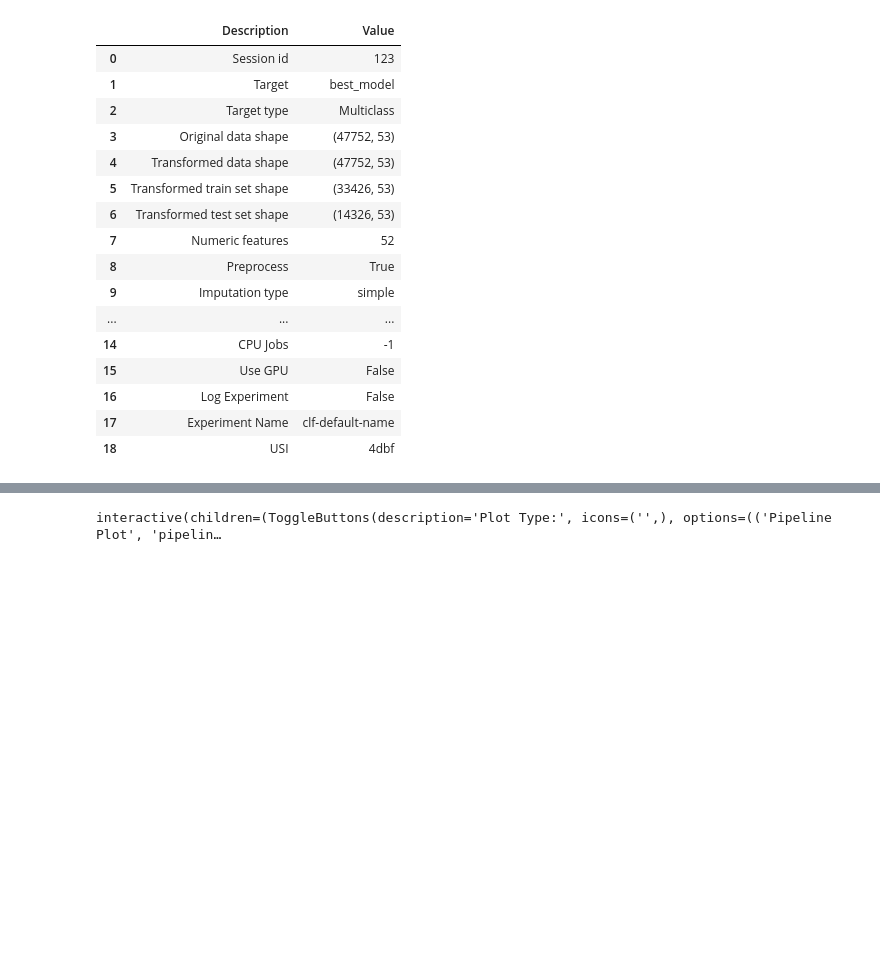
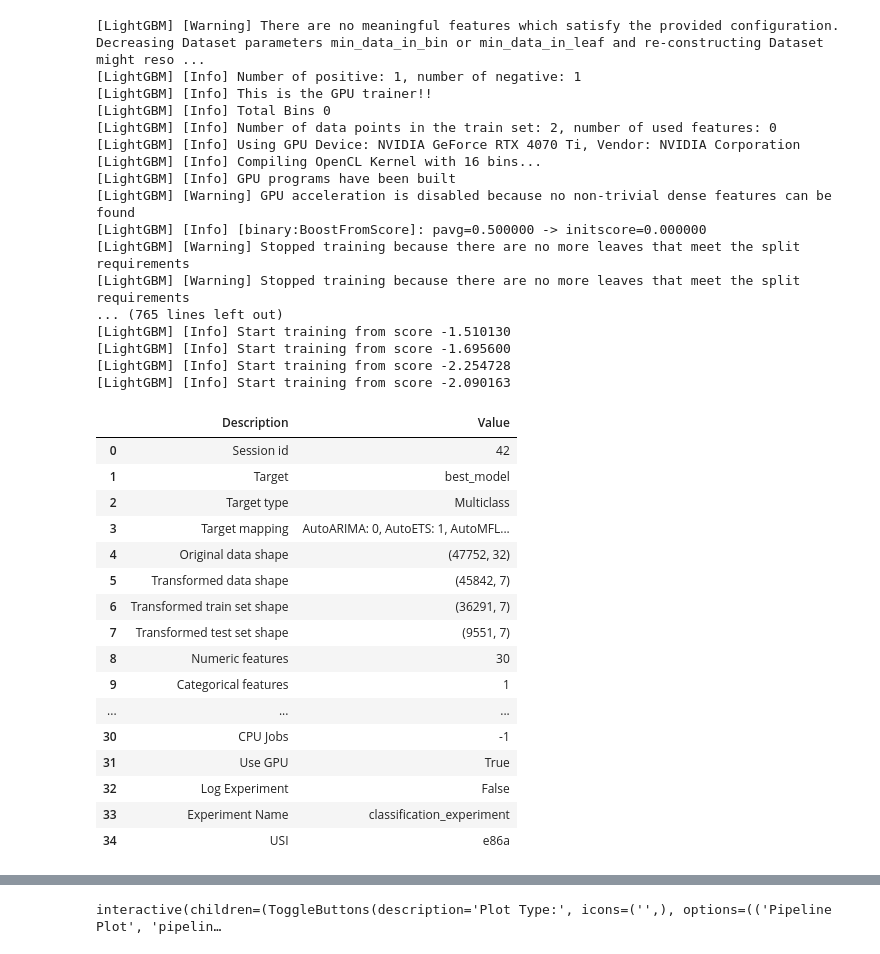
Before and after one commit to Jha-Pranav/ts, a Jupyter notebook: nbs/src/classification.mlclassifier.ipynb, the cells around one changed output, grey strips where cells are left out. Cells and saved outputs as stored; diff of their text form; code cells hidden in the pictures; blank space fills up the shorter version.

Commit message:
<feature>ts classification</feature>

```diff
--- a/nbs/src/classification.mlclassifier.ipynb
+++ b/nbs/src/classification.mlclassifier.ipynb
@@ -123,20 +57,54 @@ from pycaret.classification import *
-# %%
-s = setup(df, target="best_model", session_id=123,use_g)
-# %% [output]
-|  | Description | Value |
-| 0 | Session id | 123 |
-| 1 | Target | best_model |
-| 2 | Target type | Multiclass |
-| 3 | Original data shape | (47752, 53) |
-| 4 | Transformed data shape | (47752, 53) |
-| 5 | Transformed train set shape | (33426, 53) |
-| 6 | Transformed test set shape | (14326, 53) |
-| 7 | Numeric features | 52 |
-| 8 | Preprocess | True |
-| 9 | Imputation type | simple |
-| ... | ... | ... |
-| 14 | CPU Jobs | -1 |
-| 15 | Use GPU | False |
-| 16 | Log Experiment | False |
-| 17 | Experiment Name | clf-default-name |
-| 18 | USI | 4dbf |
+# %%
+from pycaret.classification import setup
+
+s = setup(
+    data=df,  # Your dataframe
+    target="best_model",  # Target variable
+    session_id=42,  # Seed for reproducibility
+    train_size=0.8,  # Train-test split ratio
+    normalize=True,  # Apply feature normalization
+    transformation=True,  # Apply feature transformation
+    remove_multicollinearity=True,  # Remove multicollinear features
+    multicollinearity_threshold=0.9,  # Correlation threshold
+    feature_selection=True,  # Enable automatic feature selection
+    remove_outliers=True,  # Remove outliers
+    outliers_threshold=0.05,  # Outlier threshold
+    log_experiment=False,  # Disable logging to MLflow
+    experiment_name="classification_experiment",  # MLflow experiment name
+    use_gpu=True,  # Use GPU if available
+)
+# %% [output]
+[LightGBM] [Warning] There are no meaningful features which satisfy the provided configuration. Decreasing Dataset parameters min_data_in_bin or min_data_in_leaf and re-constructing Dataset might reso ...
+[LightGBM] [Info] Number of positive: 1, number of negative: 1
+[LightGBM] [Info] This is the GPU trainer!!
+[LightGBM] [Info] Total Bins 0
+[LightGBM] [Info] Number of data points in the train set: 2, number of used features: 0
+[LightGBM] [Info] Using GPU Device: NVIDIA GeForce RTX 4070 Ti, Vendor: NVIDIA Corporation
+[LightGBM] [Info] Compiling OpenCL Kernel with 16 bins...
+[LightGBM] [Info] GPU programs have been built
+[LightGBM] [Warning] GPU acceleration is disabled because no non-trivial dense features can be found
+[LightGBM] [Info] [binary:BoostFromScore]: pavg=0.500000 -> initscore=0.000000
+[LightGBM] [Warning] Stopped training because there are no more leaves that meet the split requirements
+[LightGBM] [Warning] Stopped training because there are no more leaves that meet the split requirements
+... (765 lines left out)
+[LightGBM] [Info] Start training from score -1.510130
+[LightGBM] [Info] Start training from score -1.695600
+[LightGBM] [Info] Start training from score -2.254728
+[LightGBM] [Info] Start training from score -2.090163
+|  | Description | Value |
+| 0 | Session id | 42 |
+| 1 | Target | best_model |
+| 2 | Target type | Multiclass |
+| 3 | Target mapping | AutoARIMA: 0, AutoETS: 1, AutoMFL... |
+| 4 | Original data shape | (47752, 32) |
+| 5 | Transformed data shape | (45842, 7) |
+| 6 | Transformed train set shape | (36291, 7) |
+| 7 | Transformed test set shape | (9551, 7) |
+| 8 | Numeric features | 30 |
+| 9 | Categorical features | 1 |
+| ... | ... | ... |
+| 30 | CPU Jobs | -1 |
+| 31 | Use GPU | True |
+| 32 | Log Experiment | False |
+| 33 | Experiment Name | classification_experiment |
+| 34 | USI | e86a |
```
Also changed, not shown: parts of 12 cells of this notebook, 15 other files.
